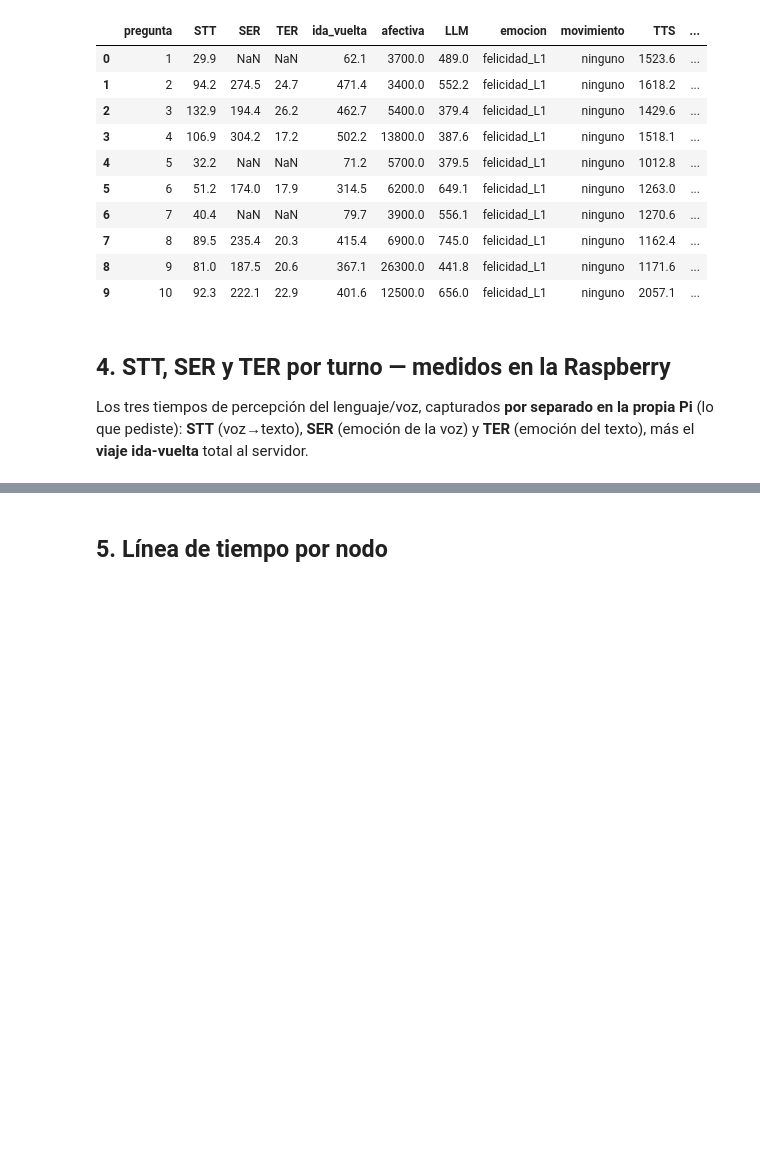
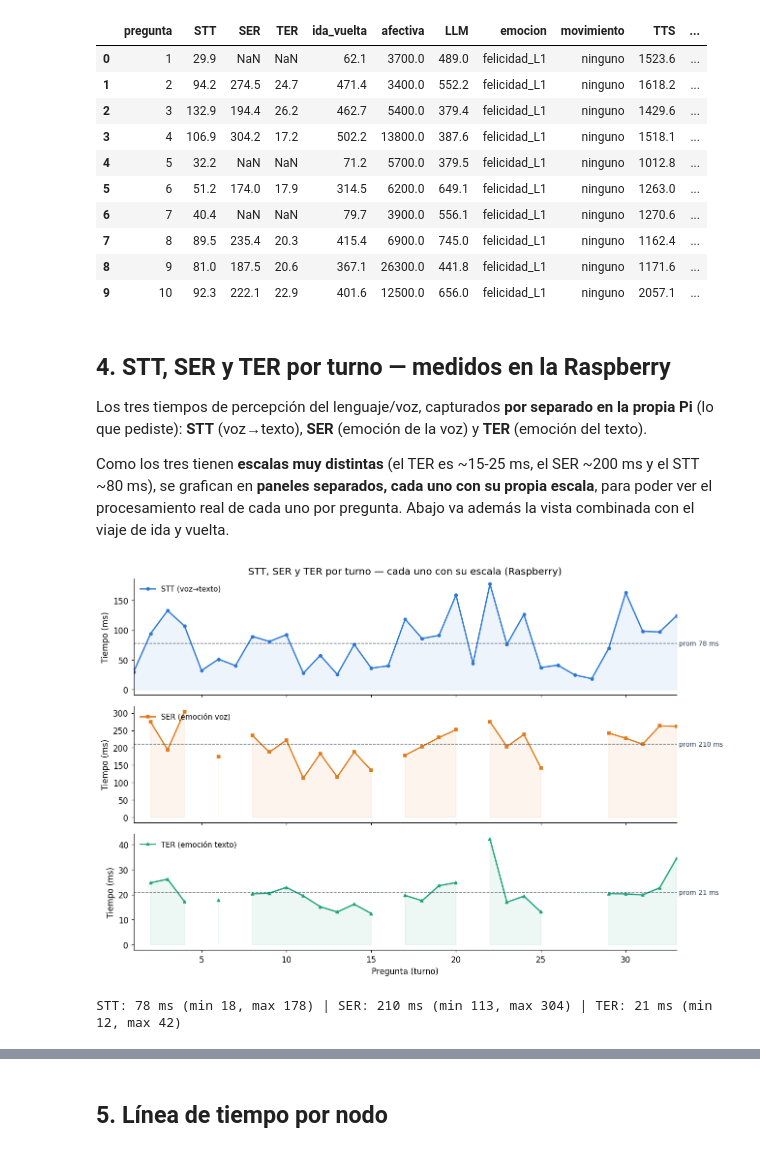
Before and after one commit to Adr4563/ARFORD, a Jupyter notebook: pruebas/metricas_sesion4/metricas_trivia_romeo.ipynb, the cells around one changed output, grey strips where cells are left out. Drawn from its saved outputs; the diff is of its cells as text; code cells hidden in the pictures; blank space fills up the shorter version.

```diff
--- a/pruebas/metricas_sesion4/metricas_trivia_romeo.ipynb
+++ b/pruebas/metricas_sesion4/metricas_trivia_romeo.ipynb
@@ -168,5 +168,37 @@ print(f"{len(dft)} turnos."); dft.head(10)
 
 Los tres tiempos de percepción del lenguaje/voz, capturados **por separado en la
 propia Pi** (lo que pediste): **STT** (voz→texto), **SER** (emoción de la voz) y
-**TER** (emoción del texto), más el **viaje ida-vuelta** total al servidor.
+**TER** (emoción del texto).
+
+Como los tres tienen **escalas muy distintas** (el TER es ~15-25 ms, el SER
+~200 ms y el STT ~80 ms), se grafican en **paneles separados, cada uno con su
+propia escala**, para poder ver el procesamiento real de cada uno por pregunta.
+Abajo va además la vista combinada con el viaje de ida y vuelta.
+# %%
+# Tres paneles, cada uno con su escala, para ver el detalle de cada etapa.
+fig, axs = plt.subplots(3, 1, figsize=(12,8), sharex=True)
+x = dft["pregunta"]
+for ax, col, color, mk, nombre in [
+    (axs[0], "STT", AZUL,    "o", "STT (voz→texto)"),
+    (axs[1], "SER", NARANJA, "s", "SER (emoción voz)"),
+    (axs[2], "TER", VERDE,   "^", "TER (emoción texto)"),
+]:
+    serie = dft[col]
+    ax.plot(x, serie, color=color, lw=1.8, marker=mk, ms=4, label=nombre)
+    prom = serie.mean()
+    ax.axhline(prom, color=GRIS, ls="--", lw=1, alpha=0.7)
+    ax.text(len(dft), prom, f" prom {prom:.0f} ms", va="center", fontsize=9, color=GRIS)
+    ax.fill_between(x, 0, serie, color=color, alpha=0.08)
+    ax.set_ylabel("Tiempo (ms)")
+    ax.legend(loc="upper left", frameon=False, fontsize=10)
+    ax.set_xlim(1, len(dft))
+axs[2].set_xlabel("Pregunta (turno)")
+axs[0].set_title("STT, SER y TER por turno — cada uno con su escala (Raspberry)")
+plt.tight_layout(); plt.show()
+print(f"STT: {dft['STT'].mean():.0f} ms (min {dft['STT'].min():.0f}, max {dft['STT'].max():.0f}) | "
+      f"SER: {dft['SER'].mean():.0f} ms (min {dft['SER'].min():.0f}, max {dft['SER'].max():.0f}) | "
+      f"TER: {dft['TER'].mean():.0f} ms (min {dft['TER'].min():.0f}, max {dft['TER'].max():.0f})")
+# %% [output]
+[figure, added]
+STT: 78 ms (min 18, max 178) | SER: 210 ms (min 113, max 304) | TER: 21 ms (min 12, max 42)
 # %%
```
Also changed, not shown: parts of 1 cell of this notebook, 1 other file.
